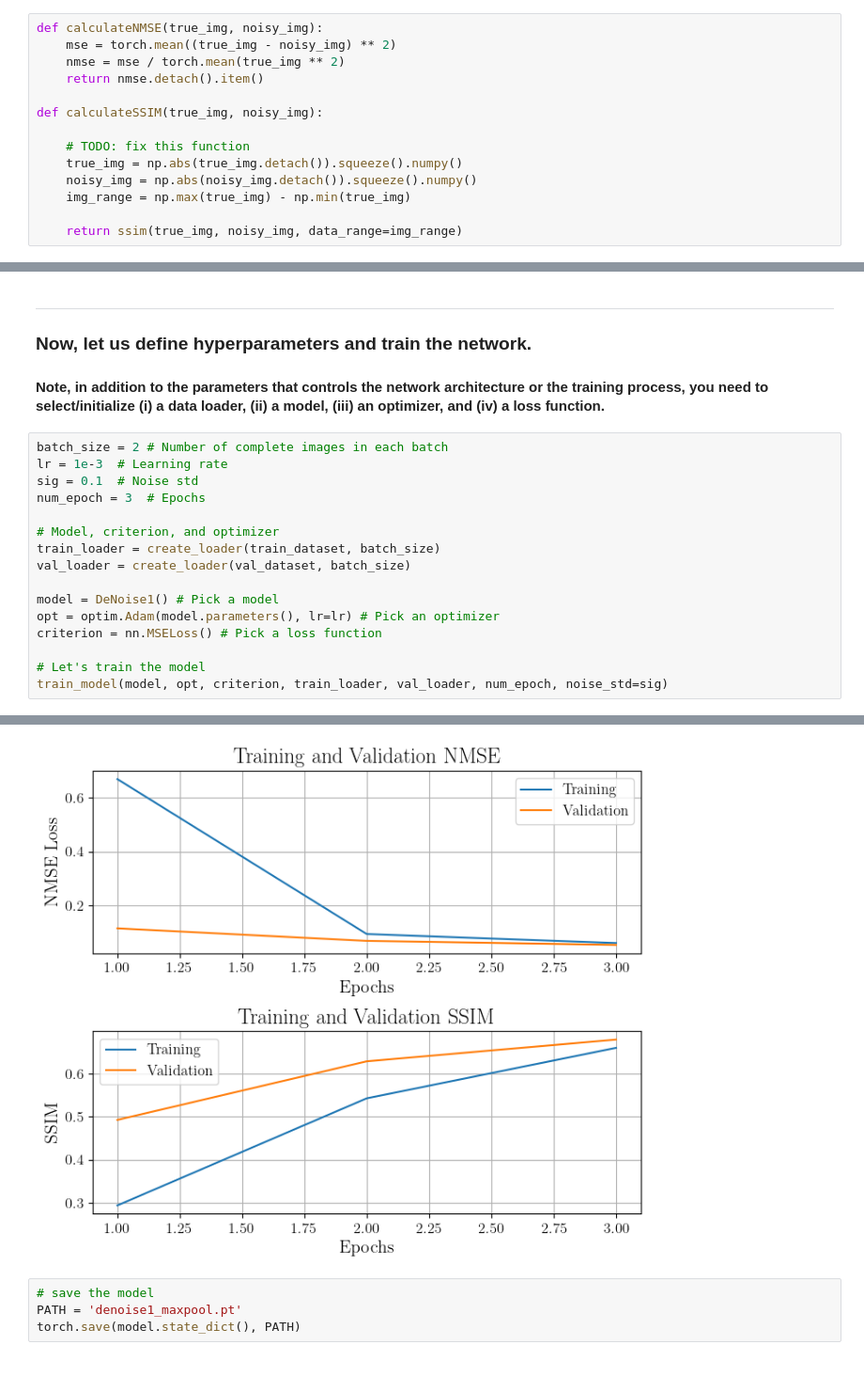
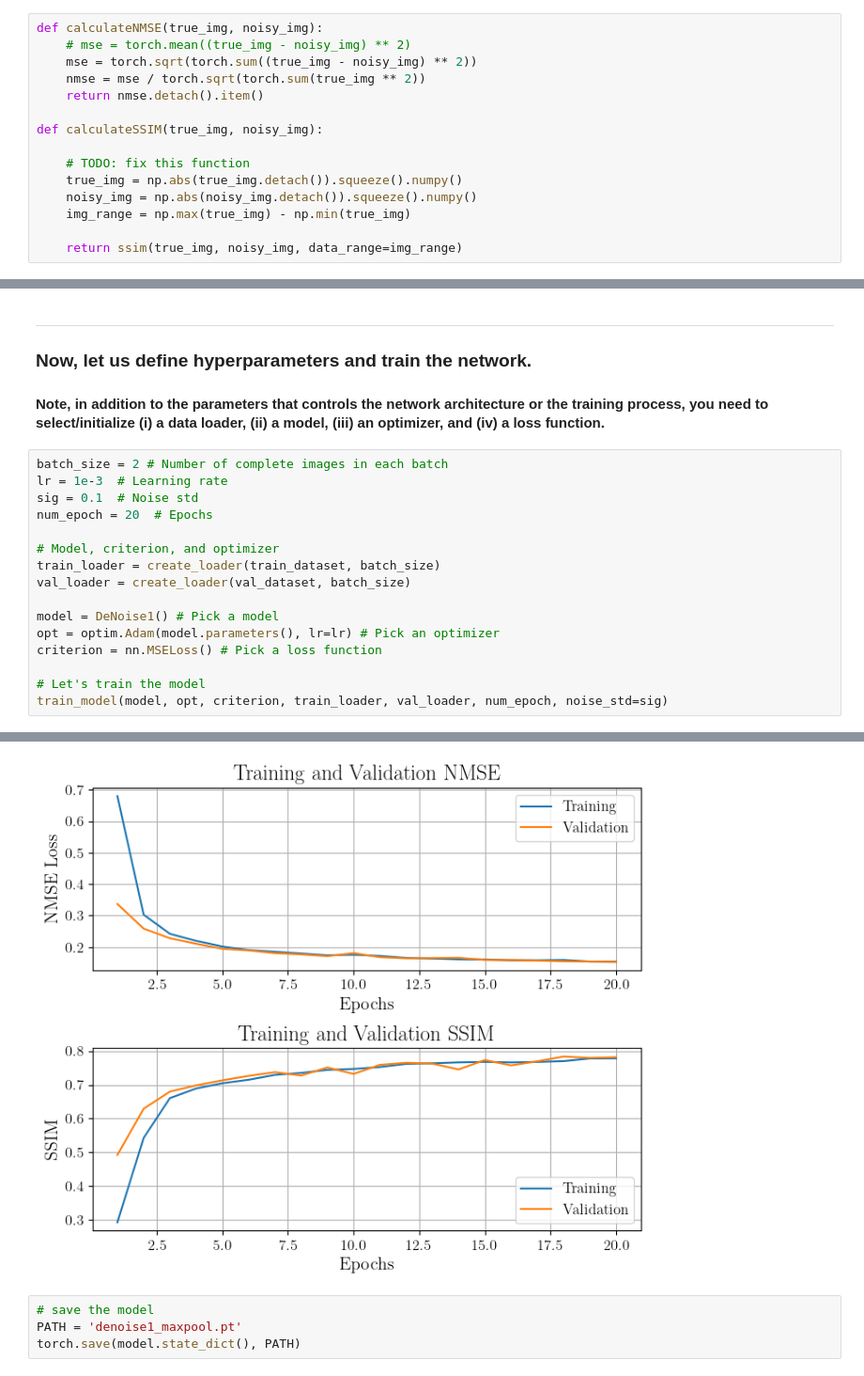
Before and after one commit to MihirJoe/MRI-Denoising, a Jupyter notebook: starter_code.ipynb, the cells around one changed output, grey strips where cells are left out. Shown at 94% size. Drawn from its saved outputs; the diff is of its cells as text.

Commit message:
updated NMSE calculation

```diff
--- a/starter_code.ipynb
+++ b/starter_code.ipynb
@@ -148,8 +139,9 @@ ___
 ### Define NMSE and SSIM functions
 # %%
 def calculateNMSE(true_img, noisy_img):
-    mse = torch.mean((true_img - noisy_img) ** 2)
-    nmse = mse / torch.mean(true_img ** 2)
+    # mse = torch.mean((true_img - noisy_img) ** 2)
+    mse = torch.sqrt(torch.sum((true_img - noisy_img) ** 2))
+    nmse = mse / torch.sqrt(torch.sum(true_img ** 2))
     return nmse.detach().item()
 
 def calculateSSIM(true_img, noisy_img):
@@ -323,7 +315,7 @@ ___
 batch_size = 2 # Number of complete images in each batch
 lr = 1e-3  # Learning rate
 sig = 0.1  # Noise std
-num_epoch = 3  # Epochs
+num_epoch = 20  # Epochs
 
 # Model, criterion, and optimizer
 train_loader = create_loader(train_dataset, batch_size)
@@ -345,4 +348,4 @@ Epoch 3, Iteration 20, MSE: 0.002916
-[figure, old version]
+[figure, new version]
 # %%
 # save the model
 PATH = 'denoise1_maxpool.pt'
```
Also changed, not shown: parts of 8 cells of this notebook.
